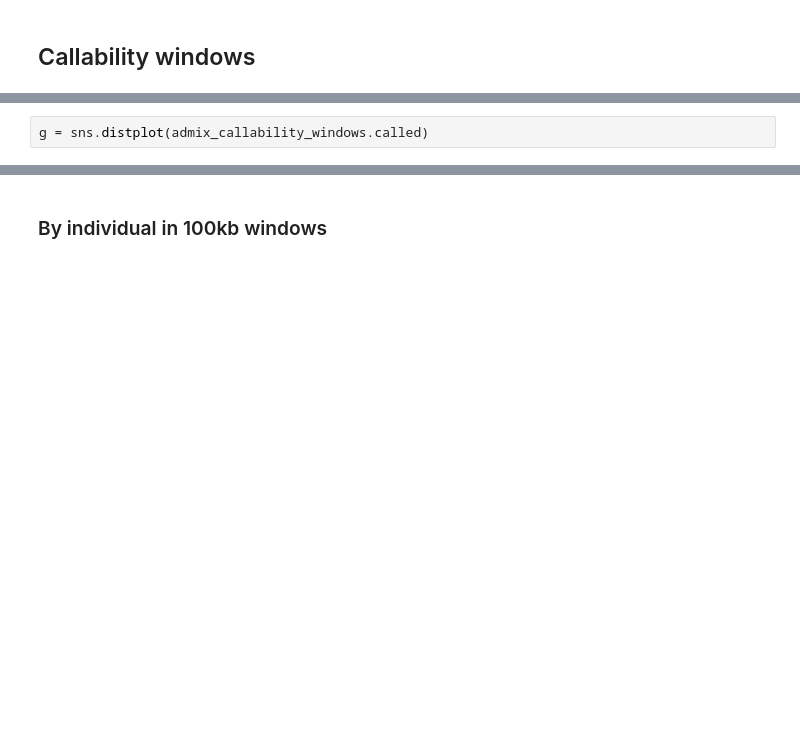
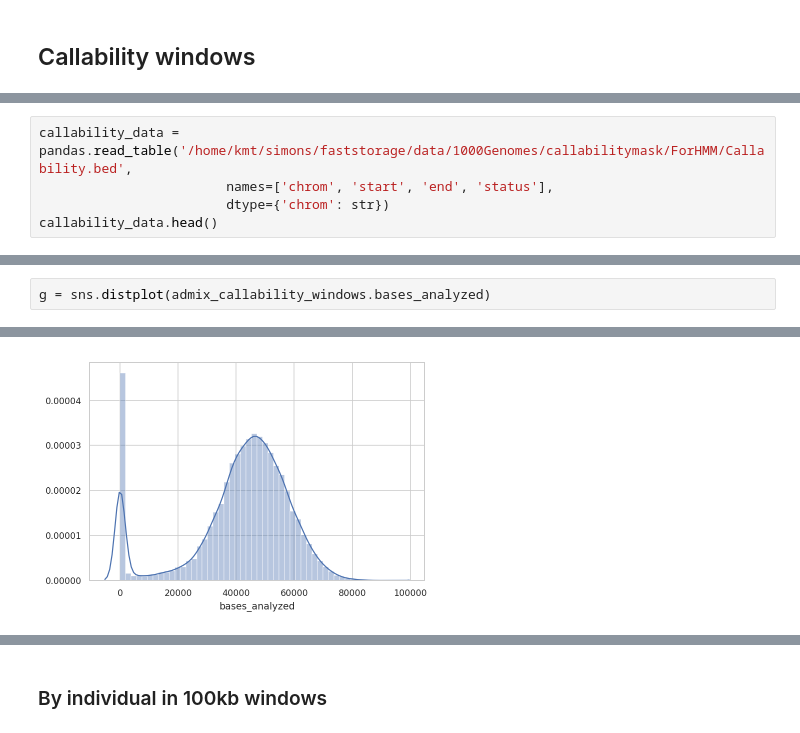
Before and after one commit to kaspermunch/humanXsweeps, a Jupyter notebook: notebooks/nb_03_admixture_data.ipynb, the cells around one changed output, grey strips where cells are left out. Saved outputs shown, nothing was run; the diff lists cells and outputs as text; blank space fills up the shorter version.

```diff
--- a/notebooks/nb_03_admixture_data.ipynb
+++ b/notebooks/nb_03_admixture_data.ipynb
@@ -148,0 +133,5 @@ admix_callability_windows.head()
+# %%
+callability_data = pandas.read_table('/home/kmt/simons/faststorage/data/1000Genomes/callabilitymask/ForHMM/Callability.bed',
+                        names=['chrom', 'start', 'end', 'status'],
+                        dtype={'chrom': str})
+callability_data.head()
@@ -149,3 +167,3 @@ admix_callability_windows.head()
 # %%
-g = sns.distplot(admix_callability_windows.called)
+g = sns.distplot(admix_callability_windows.bases_analyzed)
 # %% [output]
@@ -153 +170,2 @@ g = sns.distplot(admix_callability_windows.called)
+[figure, added]
 # %%
```
Also changed, not shown: parts of 35 cells of this notebook, 4 other files.
